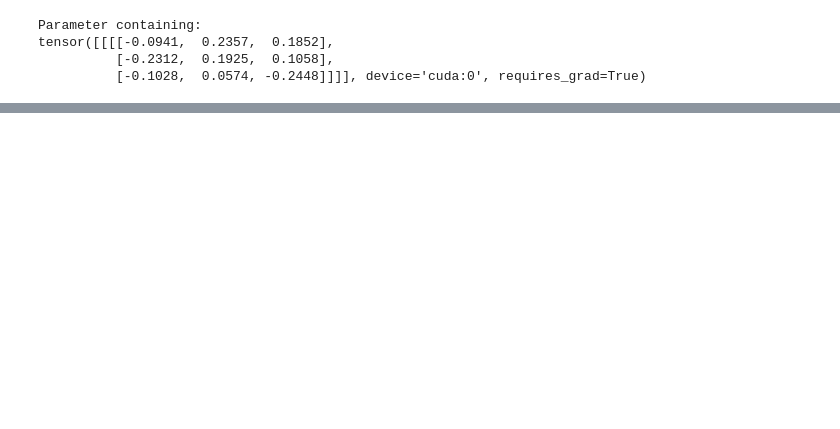
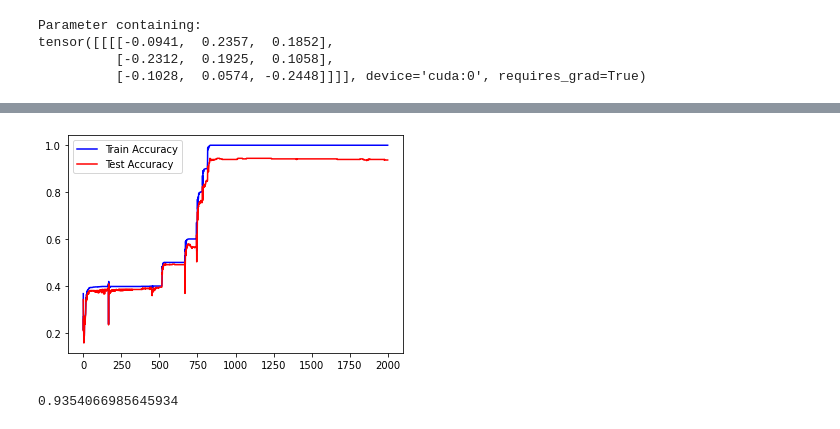
Before and after one commit to ilmarinen/machine-learning-notebooks, a Jupyter notebook: SignLanguage-CUDA.ipynb, the cells around one changed output, grey strips where cells are left out. Cells and saved outputs as stored; diff of their text form; code cells hidden in the pictures; blank space fills up the shorter version.

Commit message:
Add thicker convolutional layers and batch normalization (#12)

```diff
--- a/SignLanguage-CUDA.ipynb
+++ b/SignLanguage-CUDA.ipynb
@@ -344,0 +451,35 @@ print(test_result)
+# %%
+class NetEight(nn.Module):
+
+    def __init__(self):
+        super().__init__()
+
+        self.conv1 = nn.Conv2d(1, 6, kernel_size=3, stride=1, padding=1)
+        self.batch_norm1 = nn.BatchNorm2d(6)
+        self.max_pool1 = nn.MaxPool2d(2, stride=2)
+        # self.dropout1 = nn.Dropout2d(p=0.25)
+        self.conv2 = nn.Conv2d(6, 12, kernel_size=3, stride=1, padding=1)
+        self.batch_norm2 = nn.BatchNorm2d(12)
+        self.max_pool2 = nn.MaxPool2d(2, stride=2)
+        # self.dropout2 = nn.Dropout2d(p=0.10)
+        self.conv3 = nn.Conv2d(12, 24, kernel_size=3, stride=1, padding=1)
+        self.batch_norm3 = nn.BatchNorm2d(24)
+        self.max_pool3 = nn.MaxPool2d(2, stride=2)
+        # self.dropout3 = nn.Dropout2d(p=0.05)
+        self.dense = nn.Linear(24*8*8, 4096)
+        self.dense_output = nn.Linear(4096, 10)
+
+    def forward(self, x):
+        x = F.relu(self.batch_norm1(self.conv1(x)))
+        x = self.max_pool1(x)
+        x = F.relu(self.batch_norm2(self.conv2(x)))
+        x = self.max_pool2(x)
+        x = F.relu(self.batch_norm3(self.conv3(x)))
+        x = self.max_pool3(x)
+        x = x.view(-1, 24*8*8)
+        x = F.relu(self.dense(x))
+        x = self.dense_output(x)
+
+        return F.softmax(x, dim=1)
+# %%
+net_eight = NetEight().cuda()
@@ -344,0 +492,15 @@ print(test_result)
+# %%
+optimizer = optim.Adam(net_eight.parameters(), lr=0.001)
+net_eight, train_accuracy, test_accuracy = train_model(net_eight, optimizer, train_indices, test_indices, X_train, Y_train, X_test, Y_test, epochs=2000)
+# %%
+fig, ax = plt.subplots()
+ax.plot(train_accuracy, "b-", label="Train Accuracy")
+ax.plot(test_accuracy, "r-", label="Test Accuracy")
+leg = ax.legend()
+# %% [output]
+[figure, added]
+# %%
+test_result = test_model(net_eight, test_indices, X_test, Y_test)
+print(test_result)
+# %% [output]
+0.9354066985645934
```
Also changed, not shown: parts of 22 cells of this notebook.
